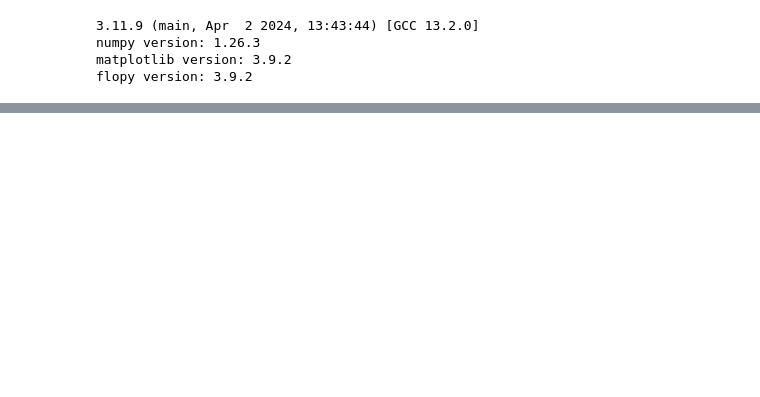
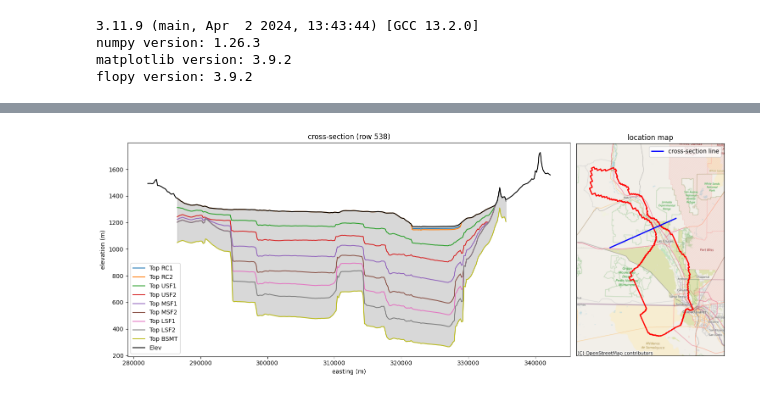
Before and after one commit to clawrim/rgtihm, a Jupyter notebook: rgtihm.ipynb, the cells around one changed output, grey strips where cells are left out. Cells and saved outputs as stored; diff of their text form; code cells hidden in the pictures; blank space fills up the shorter version.

```diff
--- a/rgtihm.ipynb
+++ b/rgtihm.ipynb
@@ -26,8 +34,11 @@ flopy version: 3.9.2
 # %%
-# Define the simulation name and workspace
-sim_name = 'RGTIHM'
+# simulation setup
+sim_name = 'rgtihm'
 workspace = './model'
 sim = flopy.mf6.MFSimulation(
     sim_name=sim_name,
     sim_ws=workspace,
     exe_name='mf6')
+gwf = flopy.mf6.ModflowGwf(sim,
+                           modelname=sim_name)
+print("simulation and gwf packages created.")
@@ -360,0 +583,74 @@ print("dis package created (-99999 as NaN)")
+# %%
+# cross-sections for rows 538, 741, 103, and column 75
+rows = [538, 741, 103]
+col = 75
+
+# Corrected geological layer names (only 9 layers, not 10)
+layer_names = ["Top RC1", "Top RC2", "Top USF1", "Top USF2",
+               "Top MSF1", "Top MSF2", "Top LSF1", "Top LSF2",
+               "Top BSMT"]  # Removed "Base BSMT" since it's botm[-1]
+
+for row in rows:
+    fig, (ax1, ax2) = plt.subplots(1, 2, figsize=(15, 6), gridspec_kw={'width_ratios': [3, 1]})
+
+    # elevation profile - now plotting geological layers for all cells, ignoring idomain
+    for lay, name in zip(range(nlay), layer_names):
+        bot = botm[lay, row, :]
+        ax1.plot(X_rot[row, :], bot, label=name)
+
+    ax1.plot(X_rot[row, :], top[row, :], 'k-', label='Elev')
+
+    # Check and print inactive cells per layer
+    inactive_cells = [(name, (idomain[lay, row, :] == 0).sum()) for lay, name in enumerate(layer_names)]
+    print(f"Inactive cells in row {row}: {inactive_cells}")
+
+    # Previously shaded active cells, now showing full geological layers
+    ax1.fill_between(X_rot[row, :], botm[-1, row, :], top[row, :], color='gray', alpha=0.3)
+
+    ax1.set_title(f'cross-section (row {row})')
+    ax1.set_xlabel('easting (m)')
+    ax1.set_ylabel('elevation (m)')
+    ax1.legend()
+
+    # basemap inset for location
+    ax2.imshow(idomain[0], extent=[X_rot.min(), X_rot.max(), Y_rot.min(), Y_rot.max()], cmap='binary', alpha=0.5)
+    gdf.plot(ax=ax2, edgecolor='red', facecolor='none', linewidth=2)
+    cx.add_basemap(ax2, crs=model_crs, source=cx.providers.OpenStreetMap.Mapnik)
+    ax2.plot(X_rot[row, :], Y_rot[row, :], 'b-', lw=2, label='cross-section line')
+    ax2.set_title('location map')
+    ax2.legend()
+    ax2.set_xticks([])
+    ax2.set_yticks([])
+    plt.tight_layout()
+    plt.show()
+
+# cross-section for column 75
+fig, (ax1, ax2) = plt.subplots(1, 2, figsize=(15, 6), gridspec_kw={'width_ratios': [3, 1]})
+
+for lay, name in zip(range(nlay), layer_names):
+    bot = botm[lay, :, col]
+    ax1.plot(Y_rot[:, col], bot, label=name)
+
+ax1.plot(Y_rot[:, col], top[:, col], 'k-', label='Elev')
+
+# Check and print inactive cells in the column
+inactive_cells_col = [(name, (idomain[lay, :, col] == 0).sum()) for lay, name in enumerate(layer_names)]
+print(f"Inactive cells in column {col}: {inactive_cells_col}")
+
+ax1.fill_between(Y_rot[:, col], botm[-1, :, col], top[:, col], color='gray', alpha=0.3)
+ax1.set_title(f'cross-section (column {col})')
+ax1.set_xlabel('northing (m)')
+ax1.set_ylabel('elevation (m)')
+ax1.legend()
+
+ax2.imshow(idomain[0], extent=[X_rot.min(), X_rot.max(), Y_rot.min(), Y_rot.max()], cmap='binary', alpha=0.5)
+gdf.plot(ax=ax2, edgecolor='red', facecolor='none', linewidth=2)
+cx.add_basemap(ax2, crs=model_crs, source=cx.providers.OpenStreetMap.Mapnik)
+ax2.plot(X_rot[:, col], Y_rot[:, col], 'b-', lw=2, label='cross-section line')
+ax2.set_title('location map')
+ax2.legend()
+ax2.set_xticks([])
+ax2.set_yticks([])
+plt.tight_layout()
+plt.show()
+# %% [output]
@@ -360,0 +658 @@ print("dis package created (-99999 as NaN)")
+[figure, added]
```
Also changed, not shown: parts of 27 cells of this notebook.
